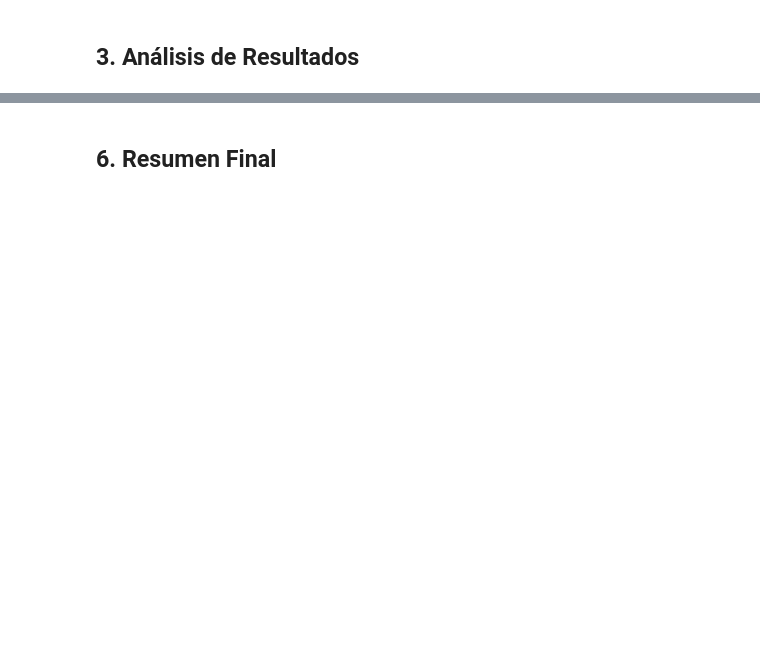
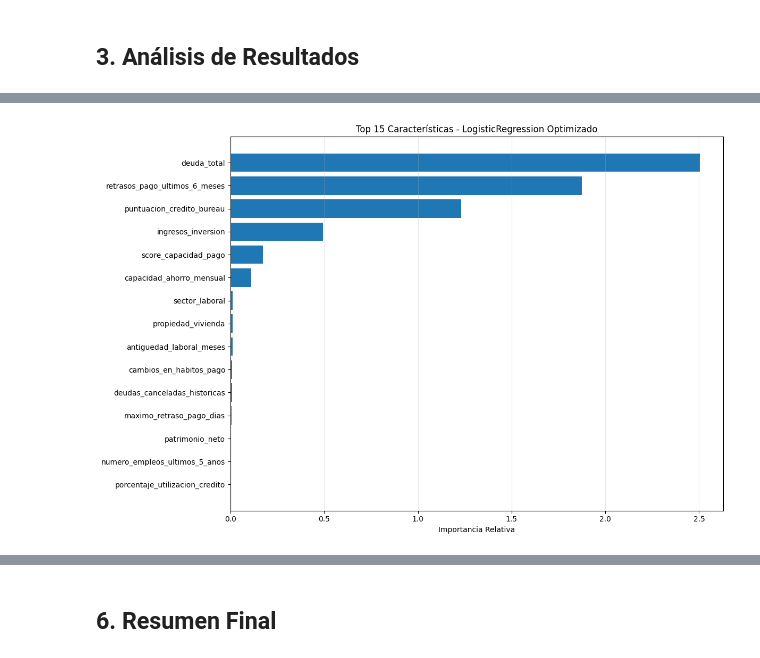
Before and after one commit to ML-2025-2-UTEC/P1-Classification, a Jupyter notebook: notebooks/03_modeling.ipynb, the cells around one changed output, grey strips where cells are left out. Saved outputs shown, nothing was run; the diff lists cells and outputs as text; code cells hidden in the pictures; blank space fills up the shorter version.

```diff
--- a/notebooks/03_modeling.ipynb
+++ b/notebooks/03_modeling.ipynb
@@ -445,19 +755,19 @@ for metric, stats in cv_results.items():
 # %%
-print("ANÁLISIS DE IMPORTANCIA DE FEATURES")
-print("="*50)
+print("ANÁLISIS DE IMPORTANCIA DE CARACTERÍSTICAS")
+print("="*60)
 
-# Obtener importancia de features del mejor modelo
+# Verificar si el mejor modelo soporta análisis de importancia
 if hasattr(best_model, 'get_feature_importance'):
     feature_importance = best_model.get_feature_importance()
     feature_names_best = best_result['feature_names']
 
-    # Crear DataFrame para mejor visualización
+    # Crear DataFrame para visualización
     importance_df = pd.DataFrame({
         'Feature': feature_names_best,
         'Importance': feature_importance
     }).sort_values('Importance', ascending=False)
 
-    print(f"TOP 15 FEATURES MÁS IMPORTANTES ({best_experiment['Model']}):")
+    print(f"TOP 15 CARACTERÍSTICAS MÁS IMPORTANTES ({best_global['Model']}):")
     print(importance_df.head(15).to_string(index=False, float_format='%.4f'))
 
     # Visualizar importancia
@@ -467,18 +777,71 @@ if hasattr(best_model, 'get_feature_importance'):
     plt.barh(range(len(top_features)), top_features['Importance'])
     plt.yticks(range(len(top_features)),
                [f[:30] + ('...' if len(f) > 30 else '') for f in top_features['Feature']])
-    plt.xlabel('Importancia')
-    plt.title(f'Top 15 Features - {best_experiment["Model"]} (Dataset: {best_experiment["Dataset"]})')
+    plt.xlabel('Importancia Relativa')
+    plt.title(f'Top 15 Características - {best_global["Model"]} Optimizado')
     plt.gca().invert_yaxis()
-    plt.grid(True, alpha=0.3)
+    plt.grid(True, alpha=0.3, axis='x')
     plt.tight_layout()
     plt.show()
 
     # Guardar importancia
-    importance_df.to_csv(
-        os.path.join(experiments_dir, f'feature_importance_{best_exp_id}.csv'),
-        index=False
-    )
+    importance_path = os.path.join(experiments_dir, f'feature_importance_{best_experiment_id}.csv')
+    importance_df.to_csv(importance_path, index=False)
+    print(f"\n✅ Importancia guardada en: {importance_path}")
+
+    # Análisis de las características más importantes
+    print(f"\nANÁLISIS DE LAS TOP 5 CARACTERÍSTICAS:")
+    for i, (_, row) in enumerate(importance_df.head(5).iterrows(), 1):
+        feature_name = row['Feature']
+        importance = row['Importance']
+        print(f"{i}. {feature_name}")
+        print(f"   Importancia: {importance:.4f} ({importance/importance_df['Importance'].sum()*100:.1f}% del total)")
+
+    # Distribución acumulativa de importancia
+    cumulative_importance = np.cumsum(importance_df['Importance']) / importance_df['Importance'].sum()
+    features_for_80_percent = np.argmax(cumulative_importance >= 0.8) + 1
+    features_for_95_percent = np.argmax(cumulative_importance >= 0.95) + 1
+
+    print(f"\nDISTRIBUCIÓN DE IMPORTANCIA:")
+    print(f"- Top {features_for_80_percent} características explican 80% de la importancia")
+    print(f"- Top {features_for_95_percent} características explican 95% de la importancia")
+    print(f"- Total de características utilizadas: {len(importance_df)}")
+
+elif best_global['Model'] == 'KNN':
+    print(f"📊 KNN no proporciona importancia de características directamente")
+    print(f"💡 Sin embargo, podemos analizar la influencia de las características:")
+
+    # Para KNN, podemos hacer un análisis de sensibilidad básico
+    feature_names_best = best_result['feature_names']
+    X_best = datasets[best_dataset_name][0]
+
+    print(f"\nCARACTERÍSTICAS UTILIZADAS POR KNN OPTIMIZADO:")
+    print(f"- Total de características: {len(feature_names_best)}")
+    print(f"- Tipo de dataset: {best_dataset_name}")
+
+    if best_dataset_name == 'pca_transformed':
+        print(f"- Componentes principales (PCA) que capturan 95.3% de la varianza")
+        print(f"- Reducción dimensional de 20 → {len(feature_names_best)} componentes")
+    else:
+        print(f"- Características seleccionadas por F-test univariado")
+        print(f"- Top características por relevancia estadística")
+
+    print(f"\nPARÁMETROS OPTIMIZADOS DE KNN:")
+    for param, value in best_result['best_params'].items():
+        if param == 'n_neighbors':
+            print(f"- Vecinos (k): {value} - {'Pocos vecinos (modelo flexible)' if value <= 5 else 'Muchos vecinos (modelo suave)' if value >= 11 else 'Moderado balance'}")
+        elif param == 'weights':
+            print(f"- Pesos: {value} - {'Todos los vecinos igual peso' if value == 'uniform' else 'Vecinos más cercanos mayor peso'}")
+        elif param == 'metric':
+            print(f"- Distancia: {value} - {'Distancia euclidiana' if value == 'euclidean' else 'Distancia Manhattan'}")
 
 else:
-    print(f"El modelo {best_experiment['Model']} no provee análisis de importancia de features")
+    print(f"El modelo {best_global['Model']} optimizado no proporciona análisis de importancia")
+    print(f"Información disponible:")
+    print(f"- Algoritmo: {best_global['Model']}")
+    print(f"- Dataset: {best_dataset_name}")
+    print(f"- Características: {best_global['Features']}")
+    print(f"- Parámetros optimizados: {best_result['best_params']}")
+
+print(f"\nAnálisis de características completado")
+# %% [output]
@@ -484,0 +867 @@ else:
+[figure, added]
```
Also changed, not shown: parts of 22 cells of this notebook, 3 other files.
